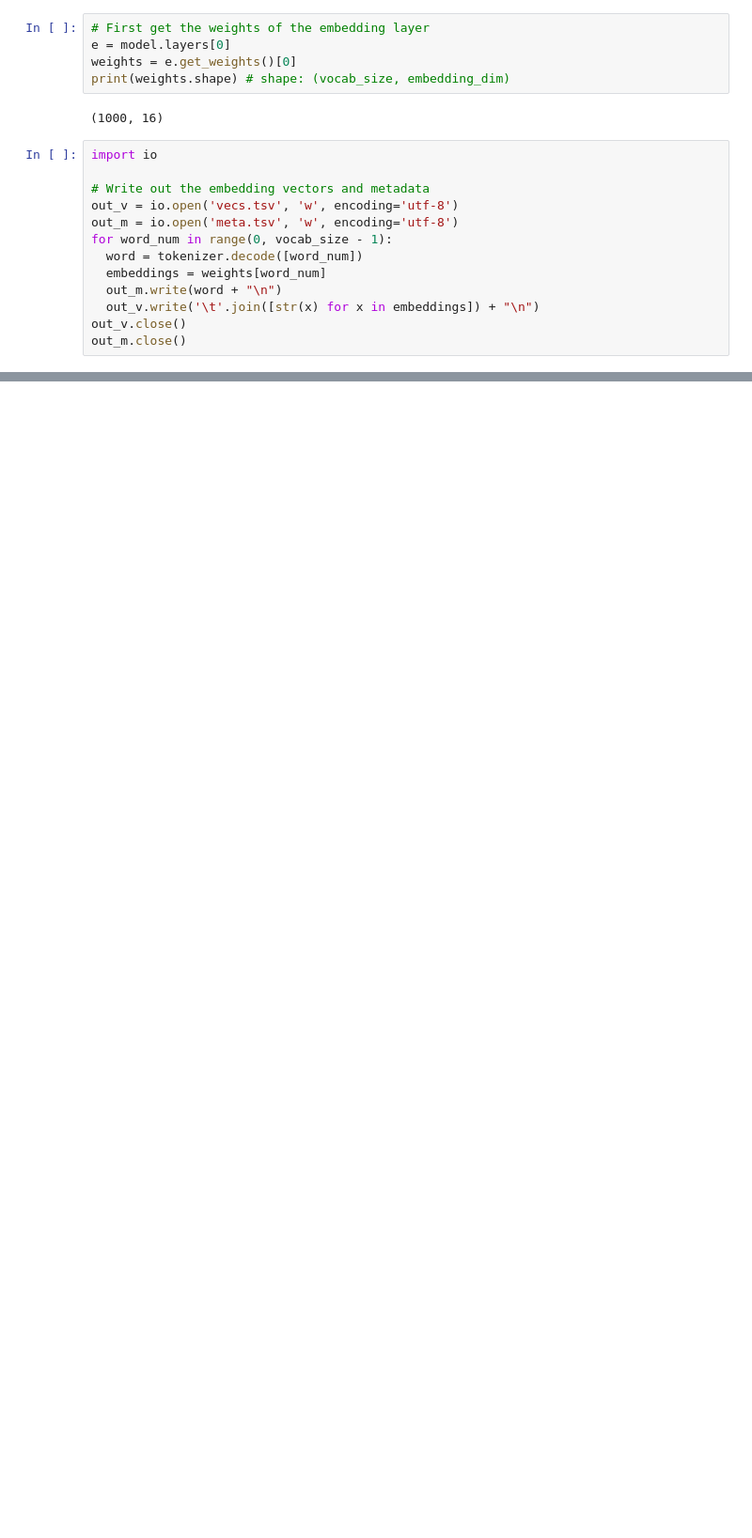
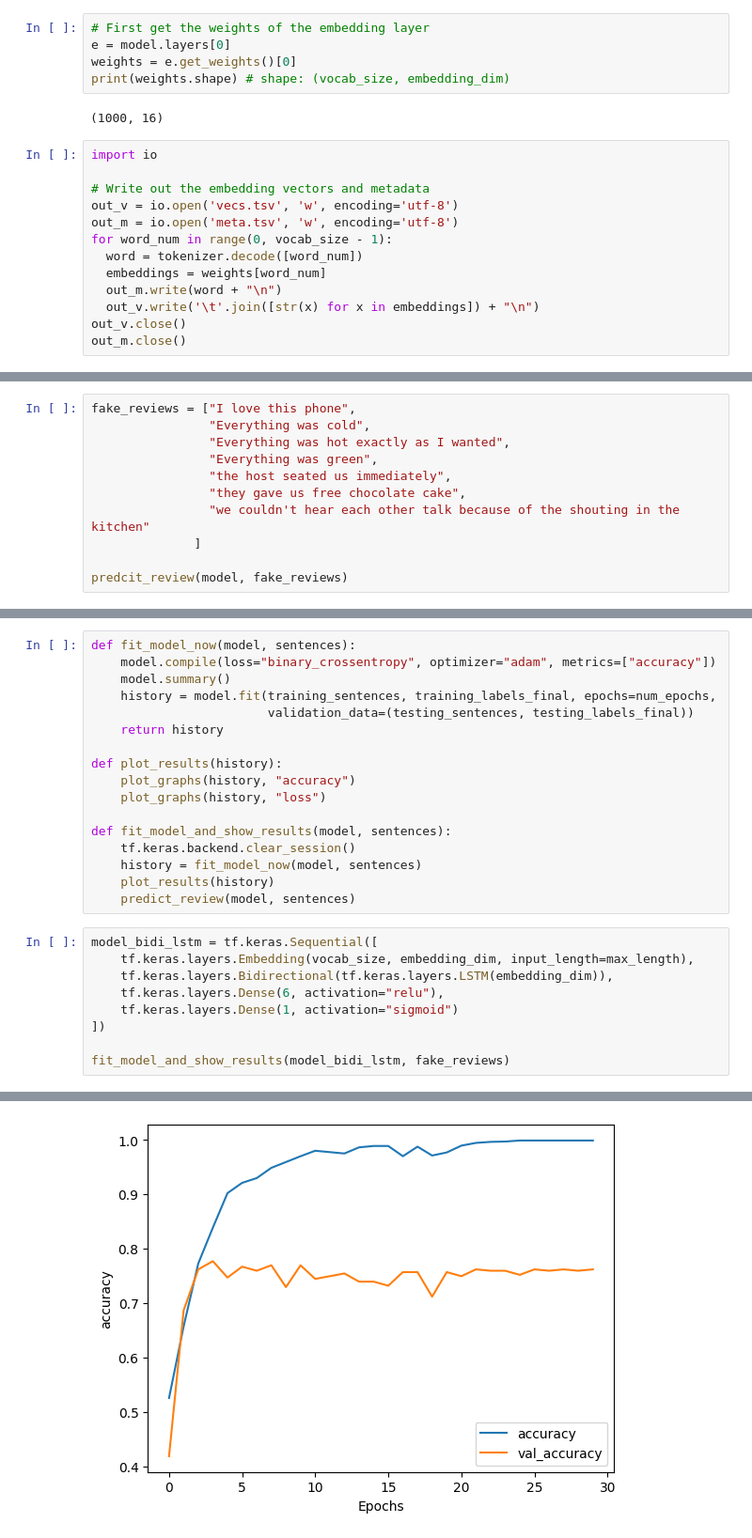
Before and after one commit to jadhav-rakesh/NLP, a Jupyter notebook: sentiment_analysis_2.ipynb, the cells around one changed output, grey strips where cells are left out. Shown at 94% size. Drawn from its saved outputs; the diff is of its cells as text; blank space fills up the shorter version.

```diff
--- a/sentiment_analysis_2.ipynb
+++ b/sentiment_analysis_2.ipynb
@@ -212,0 +234,11 @@ else:
+# %%
+fake_reviews = ["I love this phone",
+                "Everything was cold",
+                "Everything was hot exactly as I wanted",
+                "Everything was green",
+                "the host seated us immediately",
+                "they gave us free chocolate cake",
+                "we couldn't hear each other talk because of the shouting in the kitchen"
+              ]
+
+predcit_review(model, fake_reviews)
@@ -212,0 +263,27 @@ else:
+# %%
+def fit_model_now(model, sentences):
+    model.compile(loss="binary_crossentropy", optimizer="adam", metrics=["accuracy"])
+    model.summary()
+    history = model.fit(training_sentences, training_labels_final, epochs=num_epochs,
+                        validation_data=(testing_sentences, testing_labels_final))
+    return history
+
+def plot_results(history):
+    plot_graphs(history, "accuracy")
+    plot_graphs(history, "loss")
+
+def fit_model_and_show_results(model, sentences):
+    tf.keras.backend.clear_session()
+    history = fit_model_now(model, sentences)
+    plot_results(history)
+    predict_review(model, sentences)
+# %%
+model_bidi_lstm = tf.keras.Sequential([
+    tf.keras.layers.Embedding(vocab_size, embedding_dim, input_length=max_length),
+    tf.keras.layers.Bidirectional(tf.keras.layers.LSTM(embedding_dim)),
+    tf.keras.layers.Dense(6, activation="relu"),
+    tf.keras.layers.Dense(1, activation="sigmoid")
+])
+
+fit_model_and_show_results(model_bidi_lstm, fake_reviews)
+# %% [output]
@@ -212,0 +322 @@ else:
+[figure, added]
```
Also changed, not shown: parts of 11 cells of this notebook.
